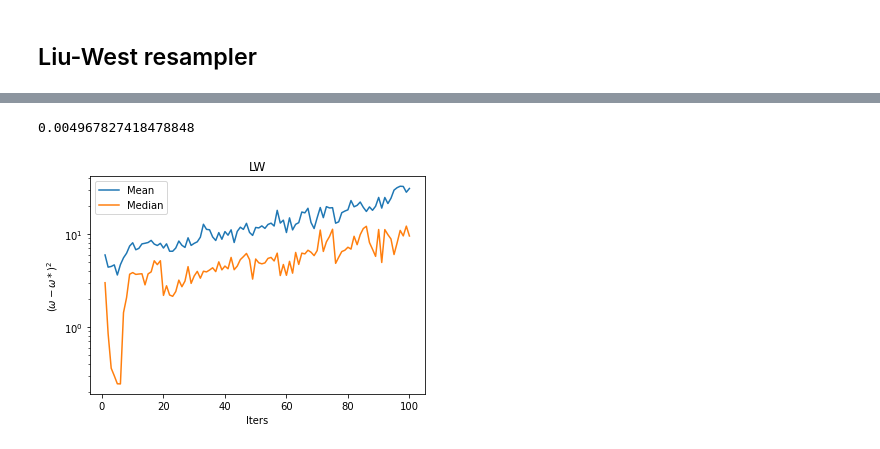
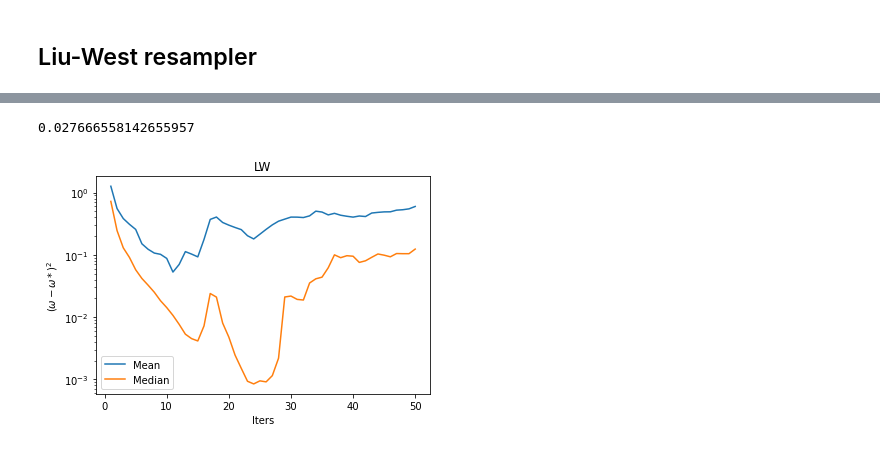
Before and after one commit to ajrheng/smc-nn-resampler, a Jupyter notebook: run-bayesian-phase-est.ipynb, the cells around one changed output, grey strips where cells are left out. Cells and saved outputs as stored; diff of their text form; code cells hidden in the pictures.

```diff
--- a/run-bayesian-phase-est.ipynb
+++ b/run-bayesian-phase-est.ipynb
@@ -21,8 +21,8 @@ num_particles = 1000 # number of SMC particles (num of w points)
 num_samples = 10000 # number of samples to draw from the particle distribution (to be binned)
 num_bins = 100 # number of bins
 n_iters = 1000 # number of different omega*
-t0 = 0.1 # starting time
-max_iters = 100 # maximum number of iterations before breaking
+t0 = 1 # starting time
+max_iters = 50 # maximum number of iterations before breaking
 if_print = True
 # %%
 net = nn_resampler(100,100)
@@ -61,7 +43,6 @@ for i in range(n_iters):
     smc = phase_est_smc(omega_star, t0, max_iters)
     smc.init_particles(num_particles)
     resample_counts = 0
-#     running_est = []
 
     while True:
 
@@ -92,11 +73,11 @@ for i in range(n_iters):
     while len(smc.data) < max_iters:
         smc.data.append(smc.data[-1]) # append the last estimate
 
-    if abs(smc.curr_omega_est - omega_star) > 1:
+    nn_data.append(smc.data)
+    nn_pred_list.append(smc.curr_omega_est)
+
+    if abs(smc.curr_omega_est) - abs(omega_star) > 1:
         print("Prediction: {:f}, actual value: {:f}. Threshold exceeded. Breaking out of loop for inspection.".
              format(smc.curr_omega_est, omega_star))
-        break
-
-    nn_data.append(smc.data)
-    nn_pred_list.append(smc.curr_omega_est)
+#         break
 # %% [output]
@@ -191,28 +133,19 @@ for i in range(n_iters):
     omega_star_list.append(omega_star)
     smc = phase_est_smc(omega_star, t0, max_iters)
     smc.init_particles(num_particles)
-#     running_est = []
 
-    counts = 0
+    resample_counts = 0
 
     while True:
 
         particle_pos, particle_wgts = smc.particles(threshold=num_particles/10, num_measurements=1)
         smc.liu_west_resample()
 
-#         if counts == 0:
-#             fig, (ax1, ax2) = plt.subplots(1,2, figsize=(20,10))
-#             ax1.bar(particle_pos, particle_wgts)
-#             ax2.bar(smc.particle_pos, smc.particle_wgts)
-#             plt.show()
-
-        counts+= 1
+        resample_counts += 1
 
         curr_omega_est = smc.particle_pos[np.argmax(smc.particle_wgts)]
         if smc.break_flag == True:
             break
-
-#         running_est.append(curr_omega_est)
 
 #         if len(running_est) > 5:
 #             last_5 = running_est[-5:]
@@ -223,11 +156,19 @@ for i in range(n_iters):
 #                 break
 
 
-    print("True omega: {:f}, prediction by LW: {:f}, num of resample calls: {:d}".format(omega_star,curr_omega_est, counts))
-    lw_pred_list.append(curr_omega_est)
+    if if_print:
+        print("True omega: {:f}, prediction by NN: {:f}, num of resample calls: {:d}".format(omega_star,
+                                                                                             smc.curr_omega_est,
+                                                                                             resample_counts))
 
     while len(smc.data) < max_iters:
         smc.data.append(smc.data[-1]) # append the last estimate
 
     lw_data.append(smc.data)
+    lw_pred_list.append(smc.curr_omega_est)
+
+    if abs(smc.curr_omega_est) - abs(omega_star) > 1:
+        print("Prediction: {:f}, actual value: {:f}. Threshold exceeded. Breaking out of loop for inspection.".
+             format(smc.curr_omega_est, omega_star))
+#         break
 # %% [output]
@@ -251,22 +192,22 @@ True omega: -2.967960, prediction by LW: -2.213814, num of resample calls: 16
 # %%
-lw_mse = np.mean( np.array(omega_star_list) - np.array(lw_pred_list)) ** 2
+lw_mse = np.mean( abs(np.array(omega_star_list)) - abs(np.array(lw_pred_list))) ** 2
 print(lw_mse)
 # %% [output]
-0.004967827418478848
+0.027666558142655957
 # %%
-lw_data_squared = (np.array(lw_data) - np.array(omega_star_list).reshape(-1,1)) ** 2
+lw_data_squared = ( abs(np.array(lw_data)) - abs(np.array(omega_star_list)).reshape(-1,1)) ** 2
 lw_data_mean = np.mean(lw_data_squared, axis=0)
 lw_data_median = np.median(lw_data_squared, axis =0)
 
 num_data_points = lw_data_squared.shape[1]
 
 plt.plot(np.arange(1,num_data_points+1, dtype=int), lw_data_mean, label='Mean')
 plt.plot(np.arange(1,num_data_points+1, dtype=int), lw_data_median, label='Median')
 plt.legend()
 plt.title("LW")
 plt.xlabel("Iters")
 plt.ylabel("$(\omega - \omega*)^2$")
 plt.yscale('log')
 plt.show()
 # %% [output]
-[figure, old version]
+[figure, new version]
```
Also changed, not shown: parts of 6 cells of this notebook, 4 other files.
